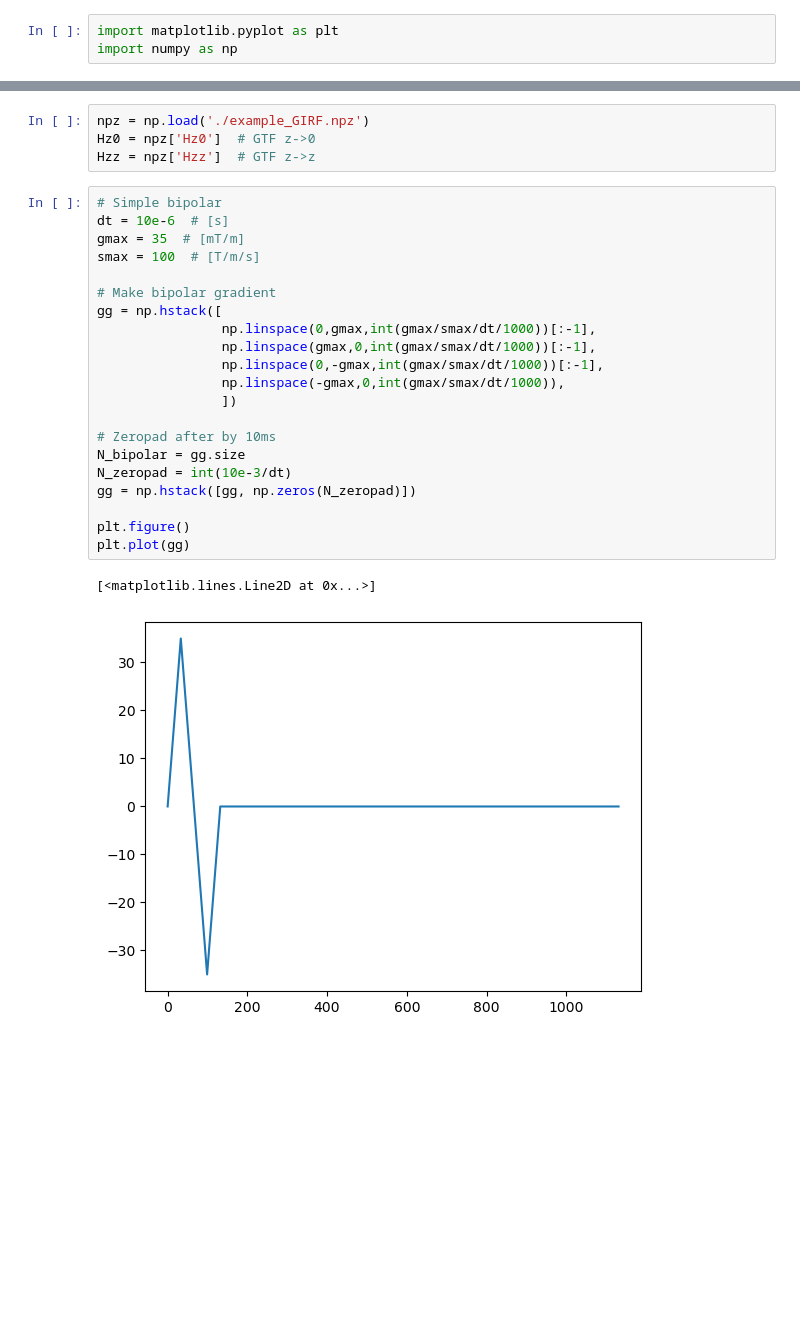
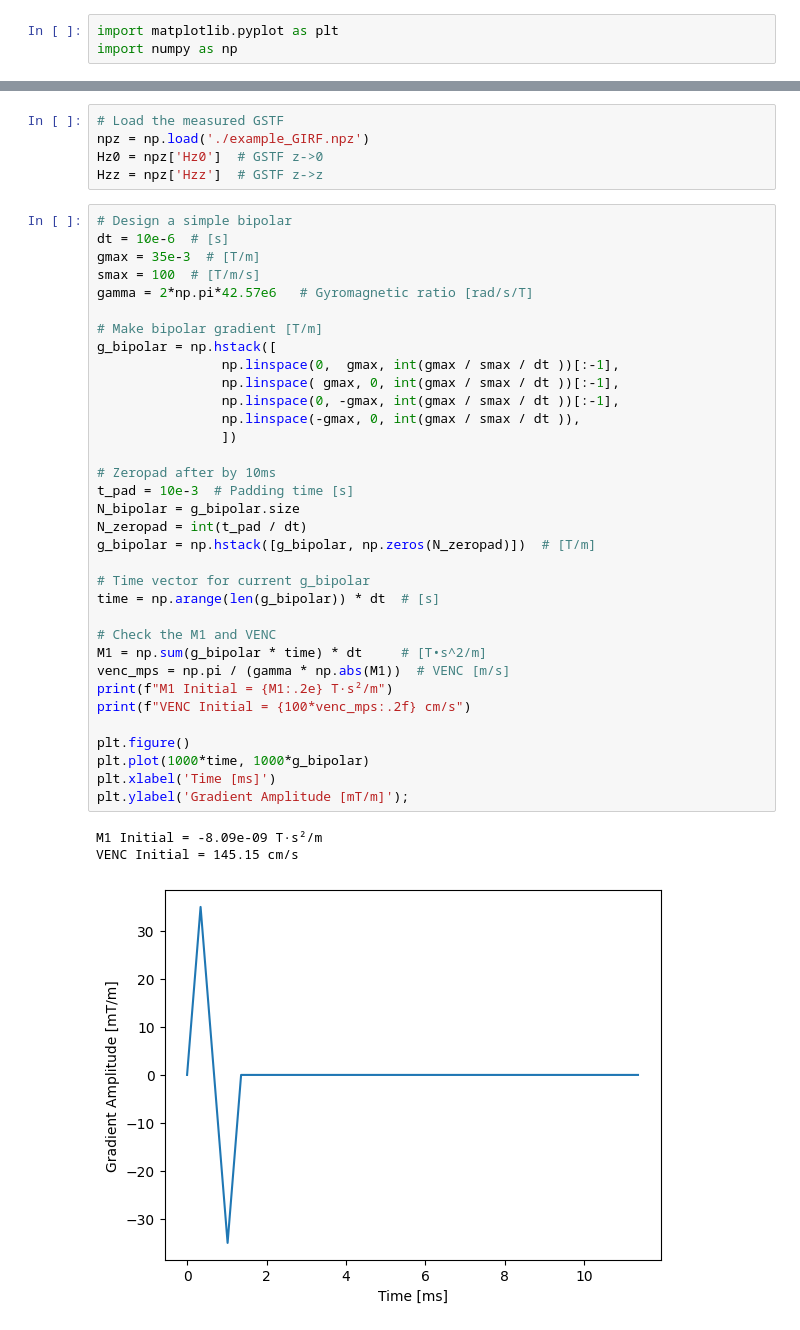
Before and after one commit to spindrifting/PAM, a Jupyter notebook: pam/girf_example/use_GIRF.ipynb, the cells around one changed output, grey strips where cells are left out. Cells and saved outputs as stored; diff of their text form; blank space fills up the shorter version.

```diff
--- a/pam/girf_example/use_GIRF.ipynb
+++ b/pam/girf_example/use_GIRF.ipynb
@@ -35,29 +36,44 @@ def get_response(g, H, pad_zeros=True, return_padded=False):
 # %%
+# Load the measured GSTF
 npz = np.load('./example_GIRF.npz')
-Hz0 = npz['Hz0']  # GTF z->0
-Hzz = npz['Hzz']  # GTF z->z
+Hz0 = npz['Hz0']  # GSTF z->0
+Hzz = npz['Hzz']  # GSTF z->z
 # %%
-# Simple bipolar
+# Design a simple bipolar
 dt = 10e-6  # [s]
-gmax = 35  # [mT/m]
+gmax = 35e-3  # [T/m]
 smax = 100  # [T/m/s]
+gamma = 2*np.pi*42.57e6   # Gyromagnetic ratio [rad/s/T]
 
-# Make bipolar gradient
-gg = np.hstack([
-                np.linspace(0,gmax,int(gmax/smax/dt/1000))[:-1],
-                np.linspace(gmax,0,int(gmax/smax/dt/1000))[:-1],
-                np.linspace(0,-gmax,int(gmax/smax/dt/1000))[:-1],
-                np.linspace(-gmax,0,int(gmax/smax/dt/1000)),
+# Make bipolar gradient [T/m]
+g_bipolar = np.hstack([
+                np.linspace(0,  gmax, int(gmax / smax / dt ))[:-1],
+                np.linspace( gmax, 0, int(gmax / smax / dt ))[:-1],
+                np.linspace(0, -gmax, int(gmax / smax / dt ))[:-1],
+                np.linspace(-gmax, 0, int(gmax / smax / dt )),
                 ])
 
 # Zeropad after by 10ms
-N_bipolar = gg.size
-N_zeropad = int(10e-3/dt)
-gg = np.hstack([gg, np.zeros(N_zeropad)])
+t_pad = 10e-3  # Padding time [s]
+N_bipolar = g_bipolar.size
+N_zeropad = int(t_pad / dt)
+g_bipolar = np.hstack([g_bipolar, np.zeros(N_zeropad)])  # [T/m]
+
+# Time vector for current g_bipolar
+time = np.arange(len(g_bipolar)) * dt  # [s]
+
+# Check the M1 and VENC
+M1 = np.sum(g_bipolar * time) * dt     # [T•s^2/m]
+venc_mps = np.pi / (gamma * np.abs(M1))  # VENC [m/s]
+print(f"M1 Initial = {M1:.2e} T·s²/m")
+print(f"VENC Initial = {100*venc_mps:.2f} cm/s")
 
 plt.figure()
-plt.plot(gg)
+plt.plot(1000*time, 1000*g_bipolar)
+plt.xlabel('Time [ms]')
+plt.ylabel('Gradient Amplitude [mT/m]');
 # %% [output]
-[<matplotlib.lines.Line2D at 0x...>]
+M1 Initial = -8.09e-09 T·s²/m
+VENC Initial = 145.15 cm/s
-[figure, old version]
+[figure, new version]
 # %%
```
Also changed, not shown: parts of 3 cells of this notebook, 10 other files.
